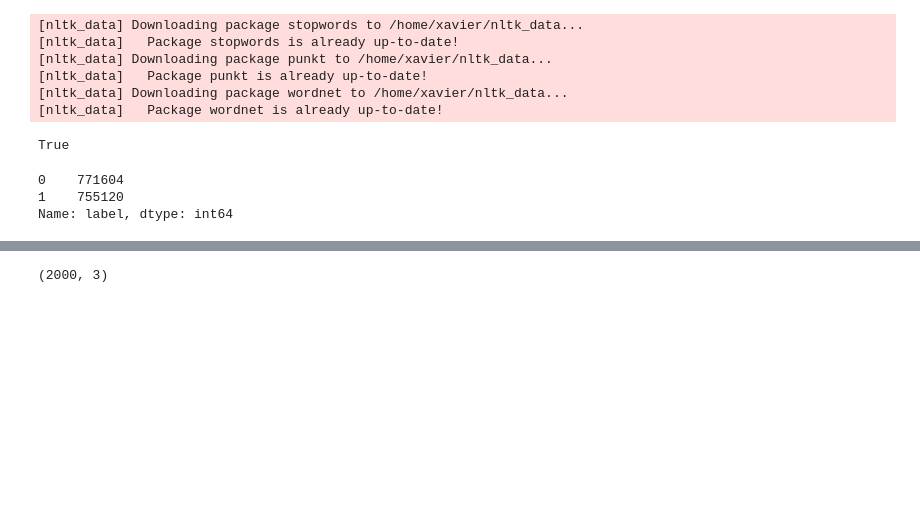
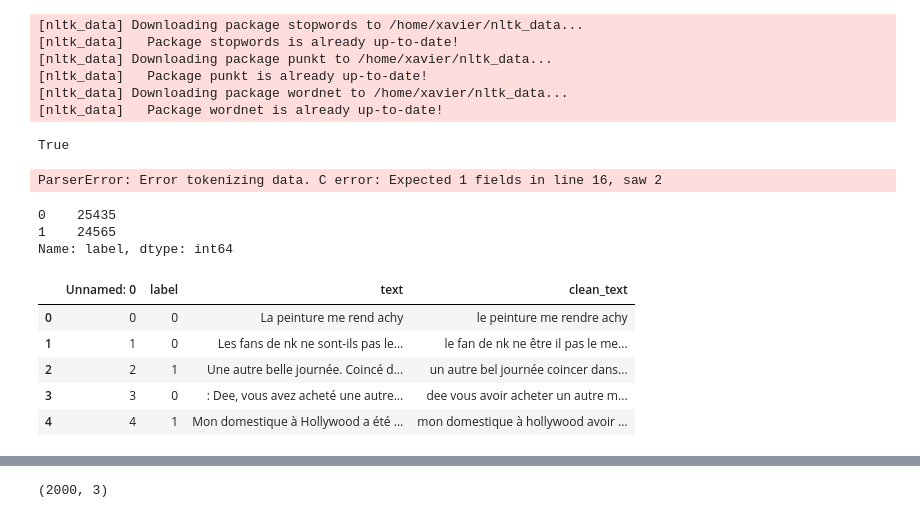
Before and after one commit to DariaRou/om-datalab-challenge, a Jupyter notebook: notebooks/xav_Machine_Learning.ipynb, the cells around one changed output, grey strips where cells are left out. Saved outputs shown, nothing was run; the diff lists cells and outputs as text; code cells hidden in the pictures; blank space fills up the shorter version.

Commit message:
push clean

```diff
--- a/notebooks/xav_Machine_Learning.ipynb
+++ b/notebooks/xav_Machine_Learning.ipynb
@@ -43,14 +43,24 @@ nltk.download('wordnet')
 [nltk_data] Downloading package wordnet to /home/xavier/nltk_data...
 [nltk_data]   Package wordnet is already up-to-date!
 True
+# %%
+french_labeled = pd.read_csv('../raw_data/labeled_french_tweets.csv')
+# %% [output]
+ParserError: Error tokenizing data. C error: Expected 1 fields in line 16, saw 2
 # %%
-french = pd.read_csv('../raw_data/french_tweets.csv')
+french = pd.read_csv('../raw_data/french_clean.csv')
 french.label.value_counts()
 # %% [output]
-0    771604
-1    755120
+0    25435
+1    24565
 Name: label, dtype: int64
 # %%
-positive = french[french.label == 1]
-negative = french[french.label == 0]
+french.head()
+# %% [output]
+|  | Unnamed: 0 | label | text | clean_text |
+| 0 | 0 | 0 | La peinture me rend achy | le peinture me rendre achy |
+| 1 | 1 | 0 | Les fans de nk ne sont-ils pas le... | le fan de nk ne être il pas le me... |
+| 2 | 2 | 1 | Une autre belle journée. Coincé d... | un autre bel journée coincer dans... |
+| 3 | 3 | 0 | : Dee, vous avez acheté une autre... | dee vous avoir acheter un autre m... |
+| 4 | 4 | 1 | Mon domestique à Hollywood a été ... | mon domestique à hollywood avoir ... |
 # %%
```
Also changed, not shown: parts of 10 cells of this notebook, 2 other files.
